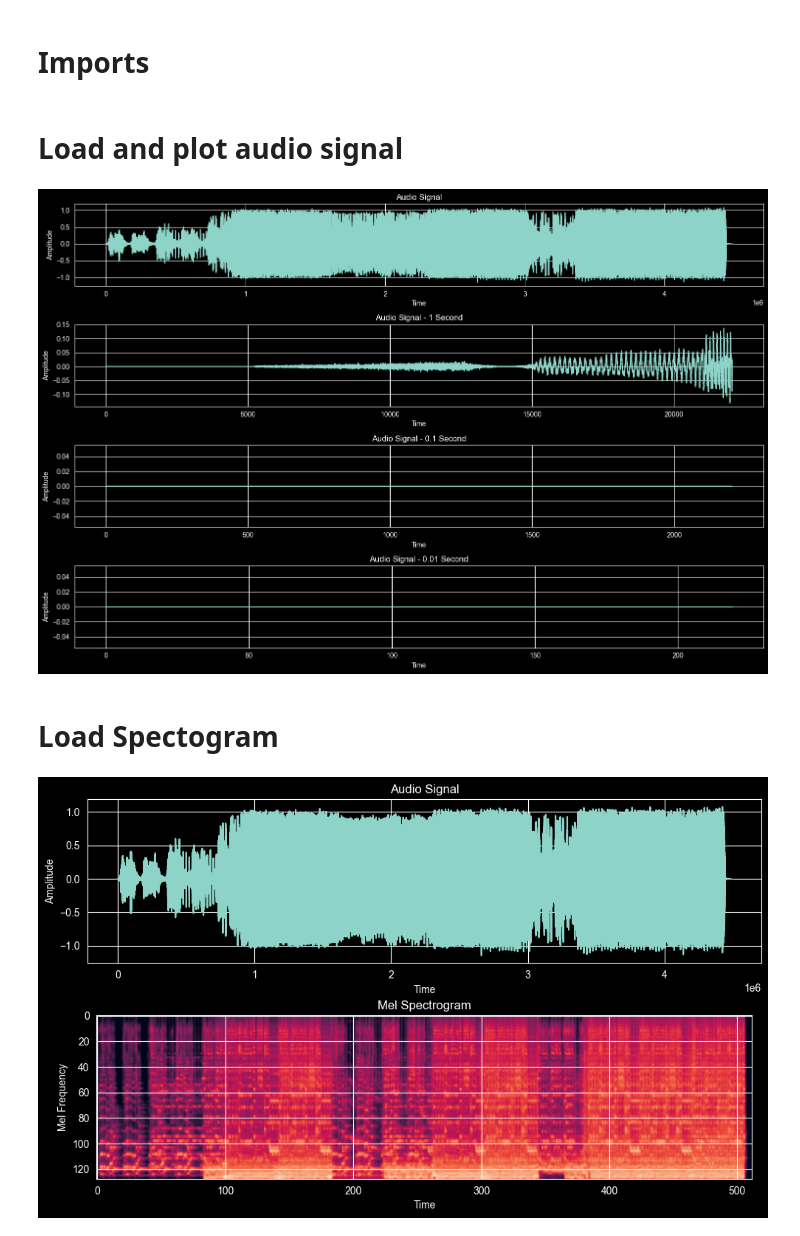
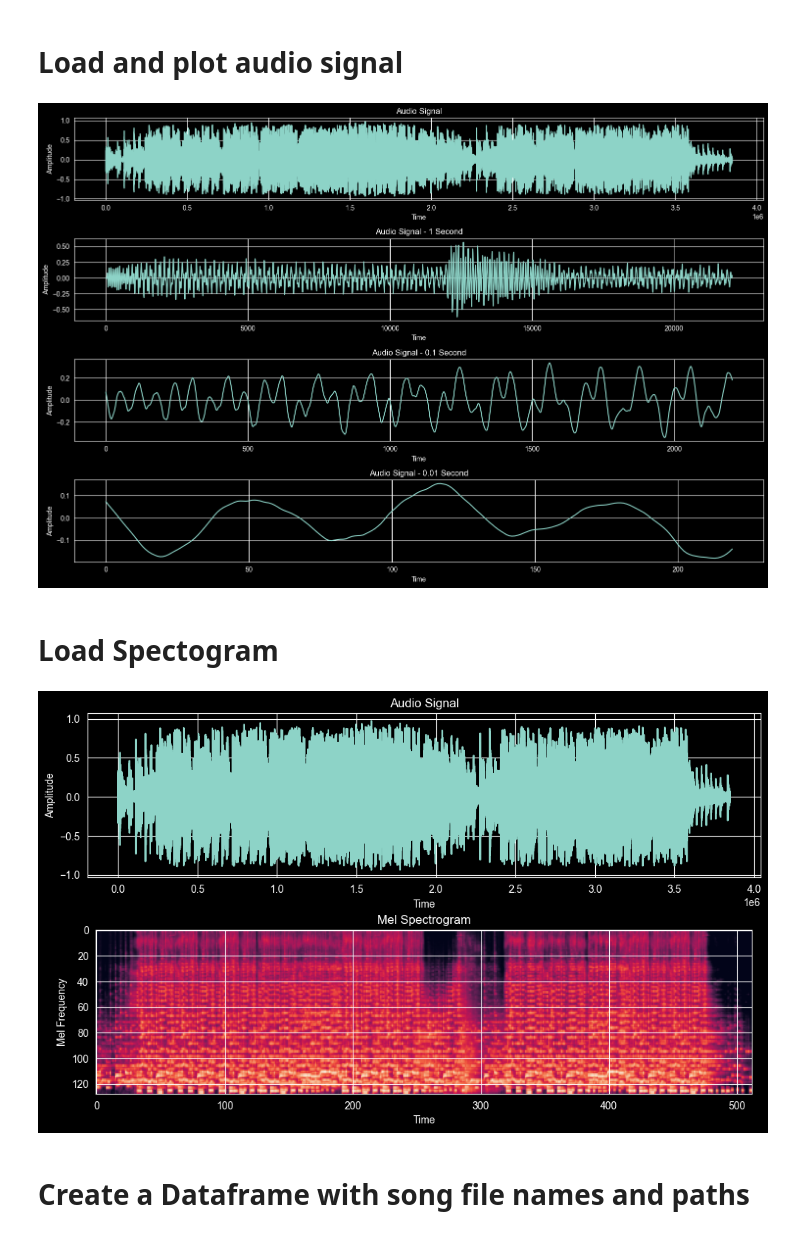
Before and after one commit to Kaustav2500/music-recommender-with-audio-recognition, a Jupyter notebook: notebooks/main.ipynb, the cells around one changed output. Drawn from its saved outputs; the diff is of its cells as text; code cells hidden in the pictures.

```diff
--- a/notebooks/main.ipynb
+++ b/notebooks/main.ipynb
@@ -1,2 +0,0 @@
-# %% [markdown]
-# Imports
@@ -10,7 +1,11 @@ from skimage.transform import resize
 # %% [markdown]
 # Load and plot audio signal
 # %%
-sound_sample_file = '../data/5sos.mp3'
+import numpy as np
+import matplotlib.pyplot as plt
+import librosa
+
+sound_sample_file = '../data/01. Talwiinder, NDS, Rippy Grewal - Haseen.mp3'
 
 # load sound file with librosa
 signal, sample_rate = librosa.load(sound_sample_file)
@@ -19,37 +14,40 @@ signal, sample_rate = librosa.load(sound_sample_file)
 fig, ax = plt.subplots(nrows=4, figsize=(15, 10))
 ax[0].plot(range(len(signal)), signal)
 ax[0].set_title('Audio Signal')
 ax[0].set_ylabel('Amplitude')
 ax[0].set_xlabel('Time')
 
 # plot 1 sec sample
 signal_sample = signal[:sample_rate]
 ax[1].plot(range(len(signal_sample)), signal_sample)
 ax[1].set_title('Audio Signal - 1 Second')
 ax[1].set_ylabel('Amplitude')
 ax[1].set_xlabel('Time')
 
 # plot 0.1 sec sample
 signal_short = signal[500:500+sample_rate//10]
 ax[2].plot(range(len(signal_short)), signal_short)
 ax[2].set_title('Audio Signal - 0.1 Second')
 ax[2].set_ylabel('Amplitude')
 ax[2].set_xlabel('Time')
 
 # plot 0.01 sec sample
 signal_very_short = signal[500:500+sample_rate//100]
 ax[3].plot(range(len(signal_very_short)), signal_very_short)
 ax[3].set_title('Audio Signal - 0.01 Second')
 ax[3].set_ylabel('Amplitude')
 ax[3].set_xlabel('Time')
 
 plt.tight_layout()
 plt.show()
 # %% [output]
-[figure, old version]
+[figure, new version]
 # %% [markdown]
 # Load Spectogram
 # %%
+from pyarrow import feather
+from skimage.transform import resize
+
 signal, sample_rate = librosa.load(sound_sample_file)
 
 mels = librosa.power_to_db(librosa.feature.melspectrogram(y=signal, sr=sample_rate, n_mels=128, fmax=8000), ref=np.max)
@@ -71,4 +69,6 @@ ax[1].set_xlabel('Time')
 plt.tight_layout()
 plt.show()
 # %% [output]
-[figure, old version]
+[figure, new version]
+# %% [markdown]
+# Create a Dataframe with song file names and paths
```
Also changed, not shown: parts of 7 cells of this notebook, 2 other files.
